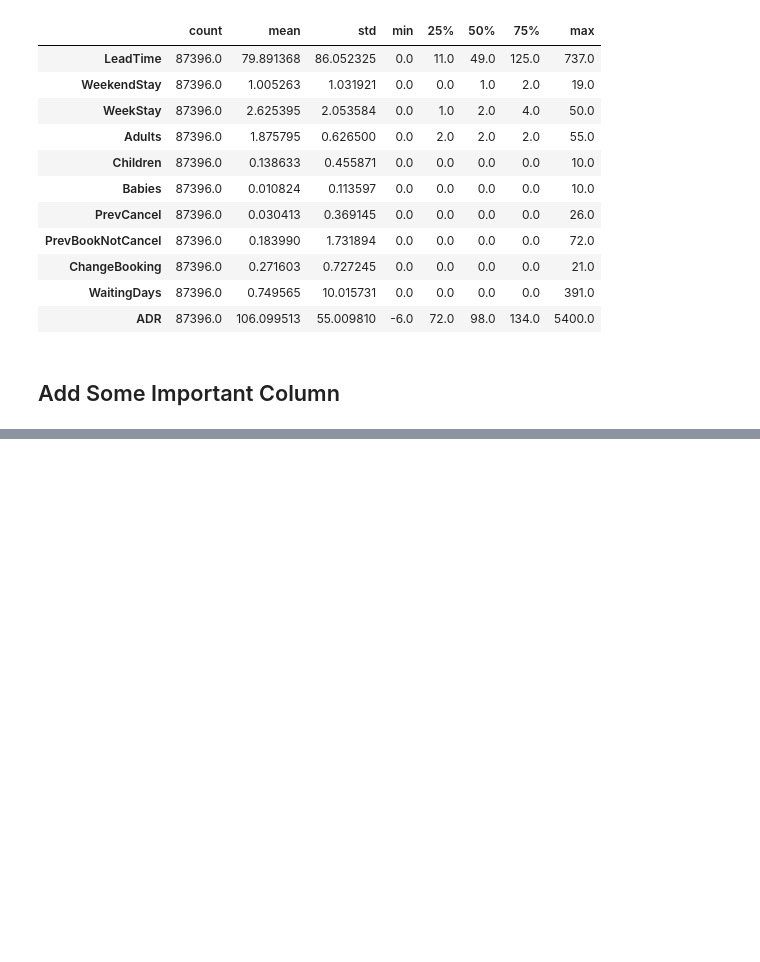
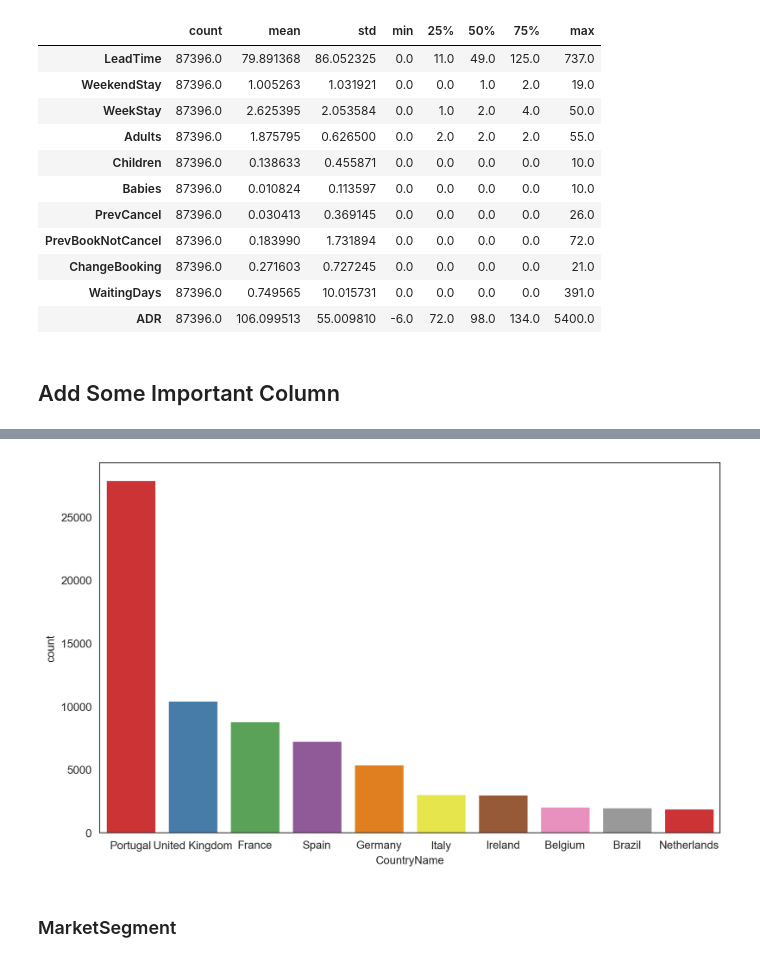
Before and after one commit to NitishDataScientist/Hotel_Booking_Analysis_EDA, a Jupyter notebook: Nitish_Hotel_Booking_Analysis.ipynb, the cells around one changed output, grey strips where cells are left out. Drawn from its saved outputs; the diff is of its cells as text; code cells hidden in the pictures; blank space fills up the shorter version.

```diff
--- a/Nitish_Hotel_Booking_Analysis.ipynb
+++ b/Nitish_Hotel_Booking_Analysis.ipynb
@@ -531,0 +749,12 @@ df.head()
+# %%
+sns.set_style('white')
+plt.figure(figsize= (10,6), dpi = 200)
+sns.countplot(data= df,
+              x = 'CountryName',
+              palette = 'Set1',
+              order = df['CountryName'].value_counts().head(10).index)
+plt.show()
+# %% [output]
+[figure, added]
+# %% [markdown]
+### MarketSegment
```
Also changed, not shown: parts of 97 cells of this notebook.
